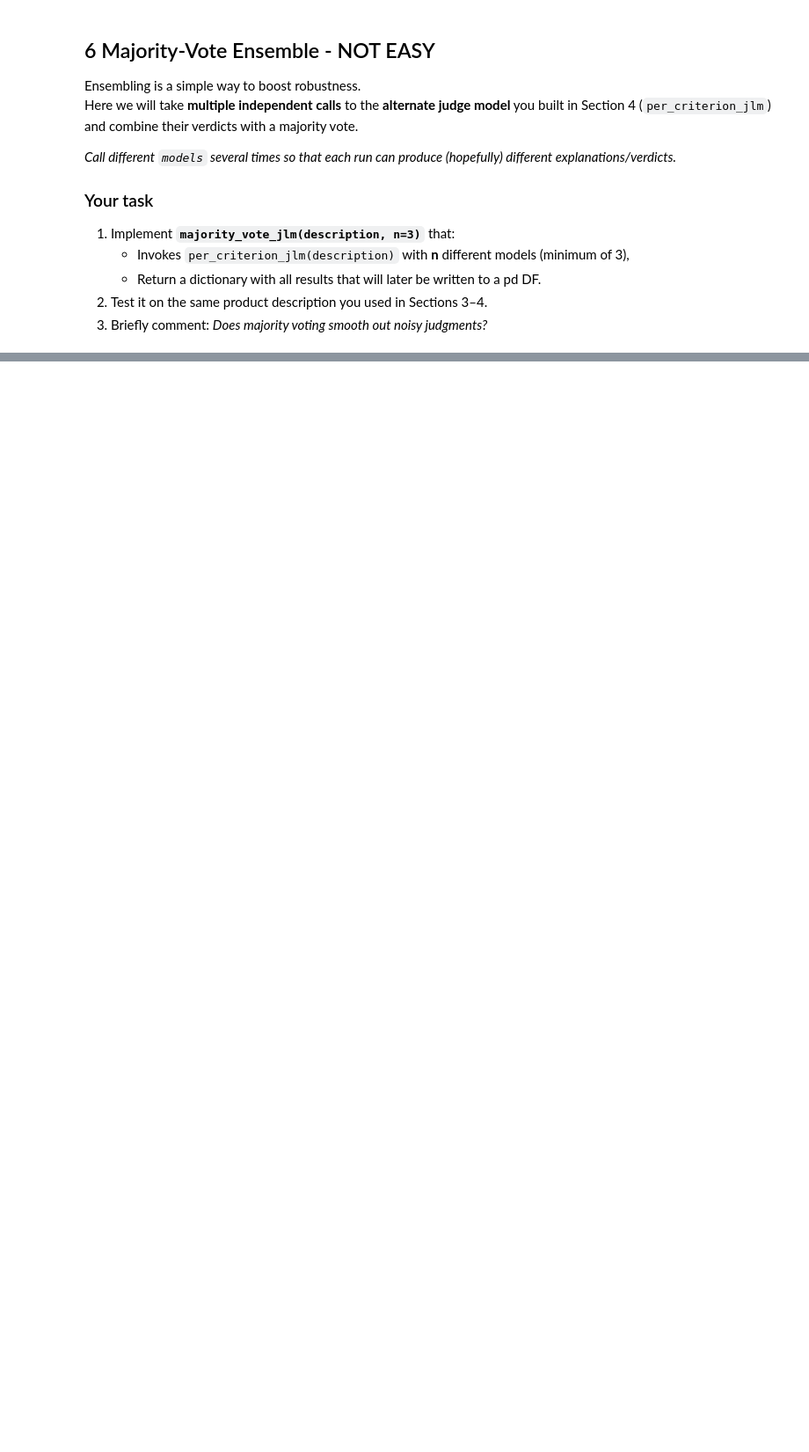
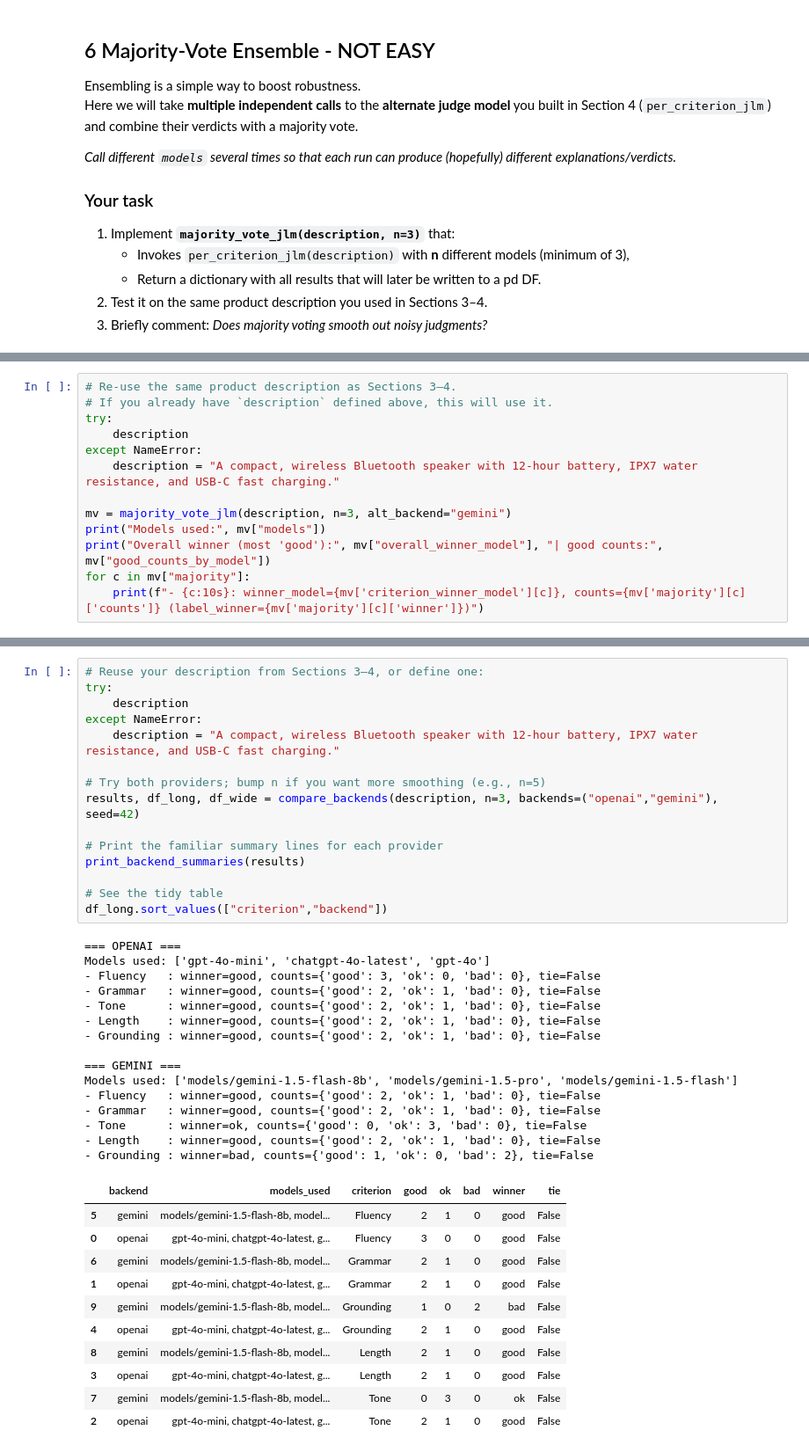
Before and after one commit to mulatmek/gen-ai-course, a Jupyter notebook: Kim Chen - Assignment_02_Evaluating_LLM_Performance_part_2.ipynb, the cells around one changed output, grey strips where cells are left out. Shown at 88% size. Cells and saved outputs as stored; diff of their text form; blank space fills up the shorter version.

```diff
--- a/Kim Chen - Assignment_02_Evaluating_LLM_Performance_part_2.ipynb
+++ b/Kim Chen - Assignment_02_Evaluating_LLM_Performance_part_2.ipynb
@@ -1179,0 +1115,13 @@ Models used: ['models/gemini-1.5-flash-8b', 'models/gemini-1.5-pro', 'models/gem
+# %%
+# Re-use the same product description as Sections 3–4.
+# If you already have `description` defined above, this will use it.
+try:
+    description
+except NameError:
+    description = "A compact, wireless Bluetooth speaker with 12-hour battery, IPX7 water resistance, and USB-C fast charging."
+
+mv = majority_vote_jlm(description, n=3, alt_backend="gemini")
+print("Models used:", mv["models"])
+print("Overall winner (most 'good'):", mv["overall_winner_model"], "| good counts:", mv["good_counts_by_model"])
+for c in mv["majority"]:
+    print(f"- {c:10s}: winner_model={mv['criterion_winner_model'][c]}, counts={mv['majority'][c]['counts']} (label_winner={mv['majority'][c]['winner']})")
@@ -1179,0 +1188,42 @@ Models used: ['models/gemini-1.5-flash-8b', 'models/gemini-1.5-pro', 'models/gem
+# %%
+# Reuse your description from Sections 3–4, or define one:
+try:
+    description
+except NameError:
+    description = "A compact, wireless Bluetooth speaker with 12-hour battery, IPX7 water resistance, and USB-C fast charging."
+
+# Try both providers; bump n if you want more smoothing (e.g., n=5)
+results, df_long, df_wide = compare_backends(description, n=3, backends=("openai","gemini"), seed=42)
+
+# Print the familiar summary lines for each provider
+print_backend_summaries(results)
+
+# See the tidy table
+df_long.sort_values(["criterion","backend"])
+# %% [output]
+=== OPENAI ===
+Models used: ['gpt-4o-mini', 'chatgpt-4o-latest', 'gpt-4o']
+- Fluency   : winner=good, counts={'good': 3, 'ok': 0, 'bad': 0}, tie=False
+- Grammar   : winner=good, counts={'good': 2, 'ok': 1, 'bad': 0}, tie=False
+- Tone      : winner=good, counts={'good': 2, 'ok': 1, 'bad': 0}, tie=False
+- Length    : winner=good, counts={'good': 2, 'ok': 1, 'bad': 0}, tie=False
+- Grounding : winner=good, counts={'good': 2, 'ok': 1, 'bad': 0}, tie=False
+
+=== GEMINI ===
+Models used: ['models/gemini-1.5-flash-8b', 'models/gemini-1.5-pro', 'models/gemini-1.5-flash']
+- Fluency   : winner=good, counts={'good': 2, 'ok': 1, 'bad': 0}, tie=False
+- Grammar   : winner=good, counts={'good': 2, 'ok': 1, 'bad': 0}, tie=False
+- Tone      : winner=ok, counts={'good': 0, 'ok': 3, 'bad': 0}, tie=False
+- Length    : winner=good, counts={'good': 2, 'ok': 1, 'bad': 0}, tie=False
+- Grounding : winner=bad, counts={'good': 1, 'ok': 0, 'bad': 2}, tie=False
+|  | backend | models_used | criterion | good | ok | bad | winner | tie |
+| 5 | gemini | models/gemini-1.5-flash-8b, model... | Fluency | 2 | 1 | 0 | good | False |
+| 0 | openai | gpt-4o-mini, chatgpt-4o-latest, g... | Fluency | 3 | 0 | 0 | good | False |
+| 6 | gemini | models/gemini-1.5-flash-8b, model... | Grammar | 2 | 1 | 0 | good | False |
+| 1 | openai | gpt-4o-mini, chatgpt-4o-latest, g... | Grammar | 2 | 1 | 0 | good | False |
+| 9 | gemini | models/gemini-1.5-flash-8b, model... | Grounding | 1 | 0 | 2 | bad | False |
+| 4 | openai | gpt-4o-mini, chatgpt-4o-latest, g... | Grounding | 2 | 1 | 0 | good | False |
+| 8 | gemini | models/gemini-1.5-flash-8b, model... | Length | 2 | 1 | 0 | good | False |
+| 3 | openai | gpt-4o-mini, chatgpt-4o-latest, g... | Length | 2 | 1 | 0 | good | False |
+| 7 | gemini | models/gemini-1.5-flash-8b, model... | Tone | 0 | 3 | 0 | ok | False |
+| 2 | openai | gpt-4o-mini, chatgpt-4o-latest, g... | Tone | 2 | 1 | 0 | good | False |
```
Also changed, not shown: parts of 6 cells of this notebook.
